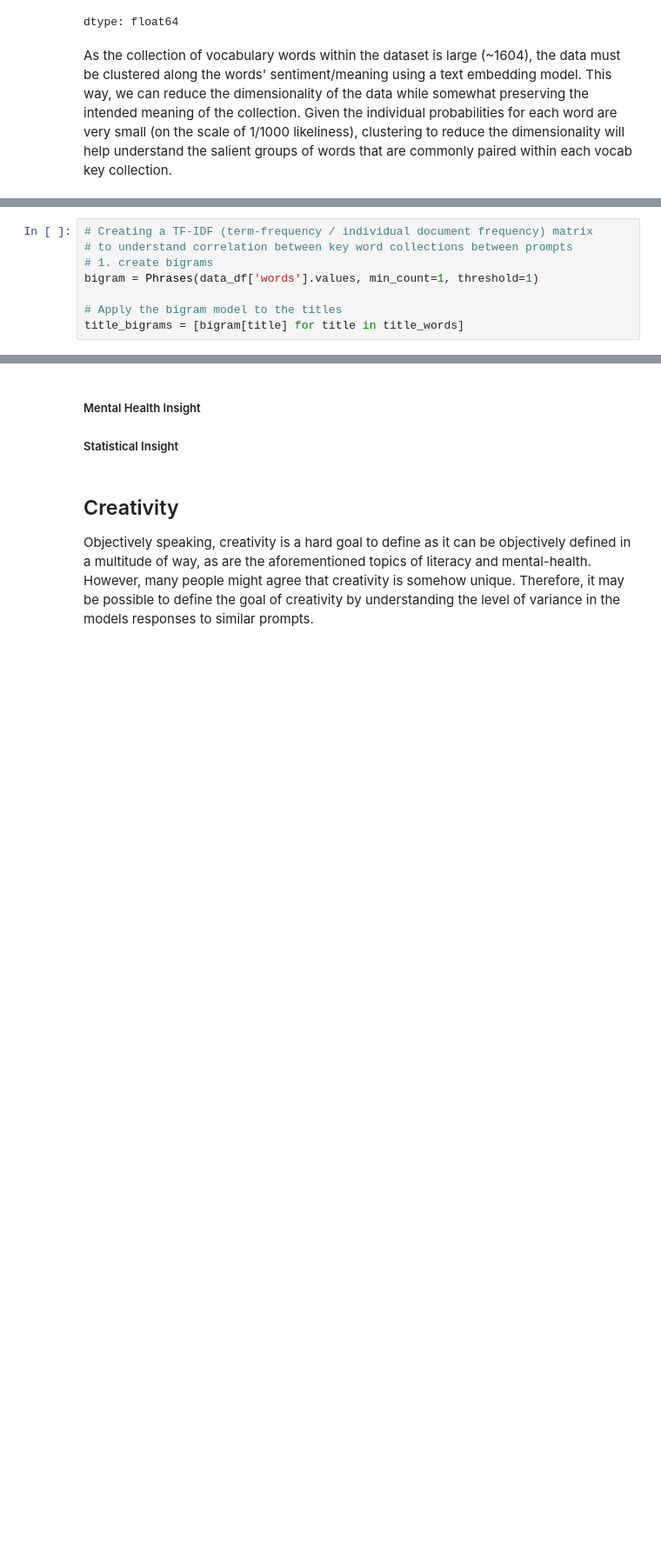
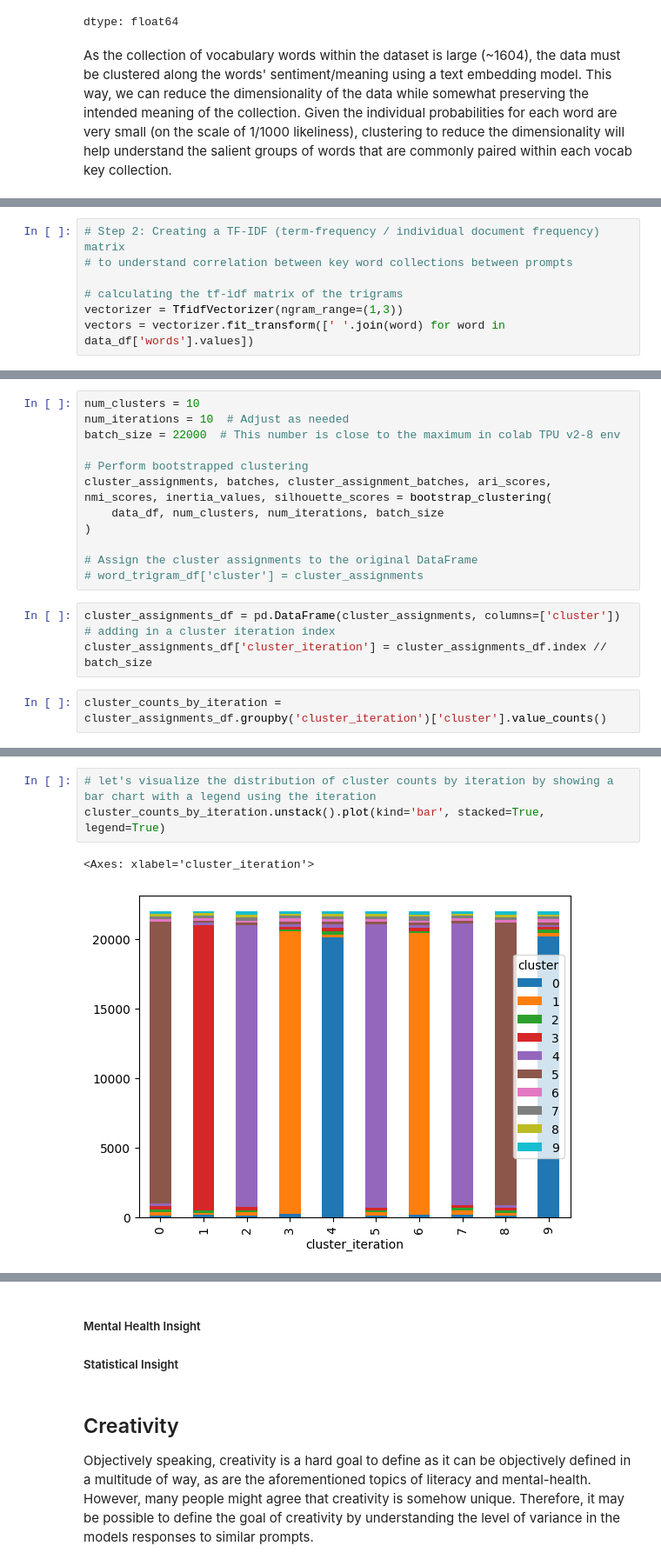
Before and after one commit to NickKornienko/Wonder-Words, a Jupyter notebook: sagemaker/Insights-TinyStories_Case_Study.ipynb, the cells around one changed output, grey strips where cells are left out. Shown at 87% size. Drawn from its saved outputs; the diff is of its cells as text; blank space fills up the shorter version.

Commit message:
bootstrap clustered the words column

```diff
--- a/sagemaker/Insights-TinyStories_Case_Study.ipynb
+++ b/sagemaker/Insights-TinyStories_Case_Study.ipynb
@@ -113,10 +119,9 @@ data_df['words'].head()
 | 4 | [pray, pigeon, creative] |
 dtype: object
 # %%
-# Creating a TF-IDF (term-frequency / individual document frequency) matrix
+# Step 2: Creating a TF-IDF (term-frequency / individual document frequency) matrix
 # to understand correlation between key word collections between prompts
-# 1. create bigrams
-bigram = Phrases(data_df['words'].values, min_count=1, threshold=1)
 
-# Apply the bigram model to the titles
-title_bigrams = [bigram[title] for title in title_words]
+# calculating the tf-idf matrix of the trigrams
+vectorizer = TfidfVectorizer(ngram_range=(1,3))
+vectors = vectorizer.fit_transform([' '.join(word) for word in data_df['words'].values])
@@ -122,0 +194,18 @@ title_bigrams = [bigram[title] for title in title_words]
+# %%
+num_clusters = 10
+num_iterations = 10  # Adjust as needed
+batch_size = 22000  # This number is close to the maximum in colab TPU v2-8 env
+
+# Perform bootstrapped clustering
+cluster_assignments, batches, cluster_assignment_batches, ari_scores, nmi_scores, inertia_values, silhouette_scores = bootstrap_clustering(
+    data_df, num_clusters, num_iterations, batch_size
+)
+
+# Assign the cluster assignments to the original DataFrame
+# word_trigram_df['cluster'] = cluster_assignments
+# %%
+cluster_assignments_df = pd.DataFrame(cluster_assignments, columns=['cluster'])
+# adding in a cluster iteration index
+cluster_assignments_df['cluster_iteration'] = cluster_assignments_df.index // batch_size
+# %%
+cluster_counts_by_iteration = cluster_assignments_df.groupby('cluster_iteration')['cluster'].value_counts()
@@ -122,0 +215,6 @@ title_bigrams = [bigram[title] for title in title_words]
+# %%
+# let's visualize the distribution of cluster counts by iteration by showing a bar chart with a legend using the iteration
+cluster_counts_by_iteration.unstack().plot(kind='bar', stacked=True, legend=True)
+# %% [output]
+<Axes: xlabel='cluster_iteration'>
+[figure, added]
```
Also changed, not shown: parts of 11 cells of this notebook.
